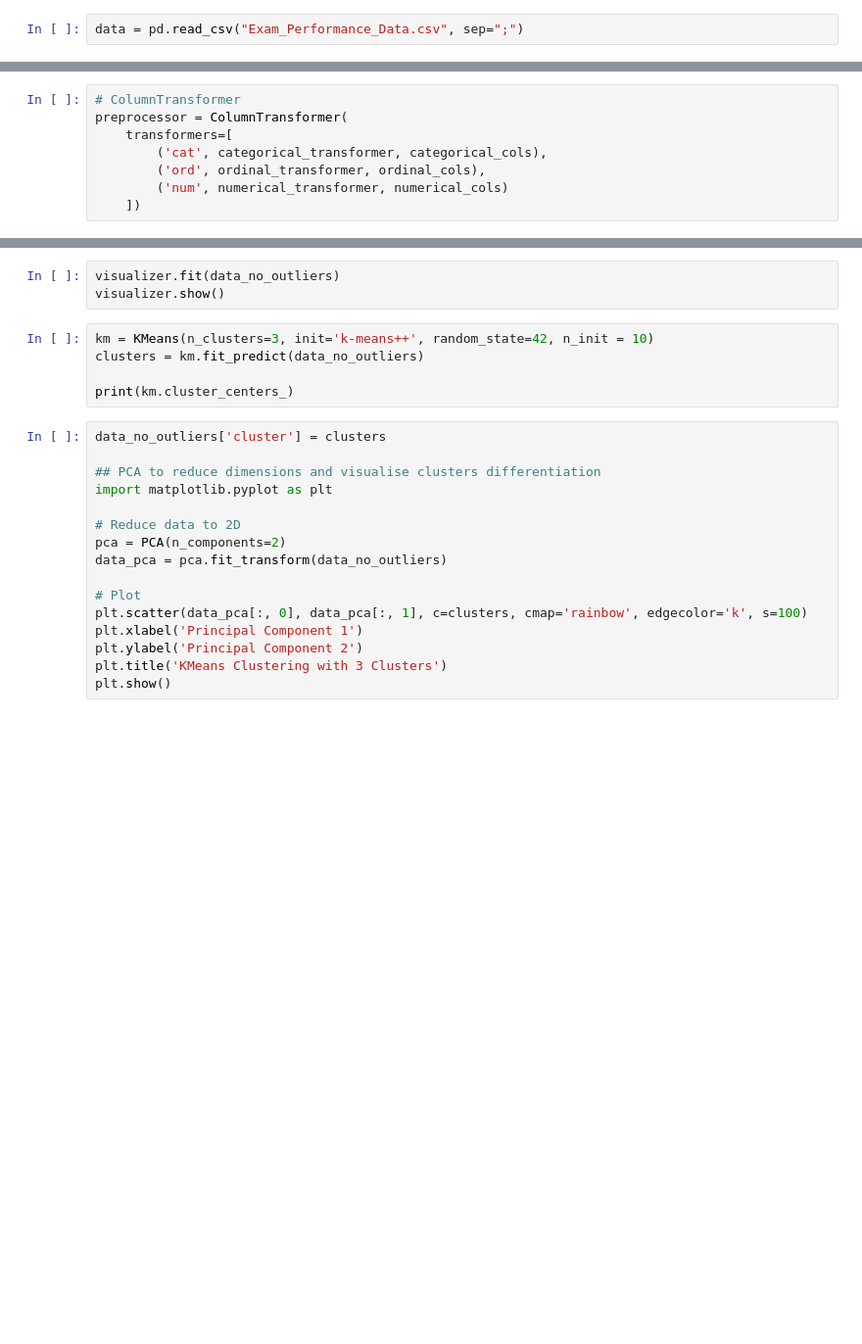
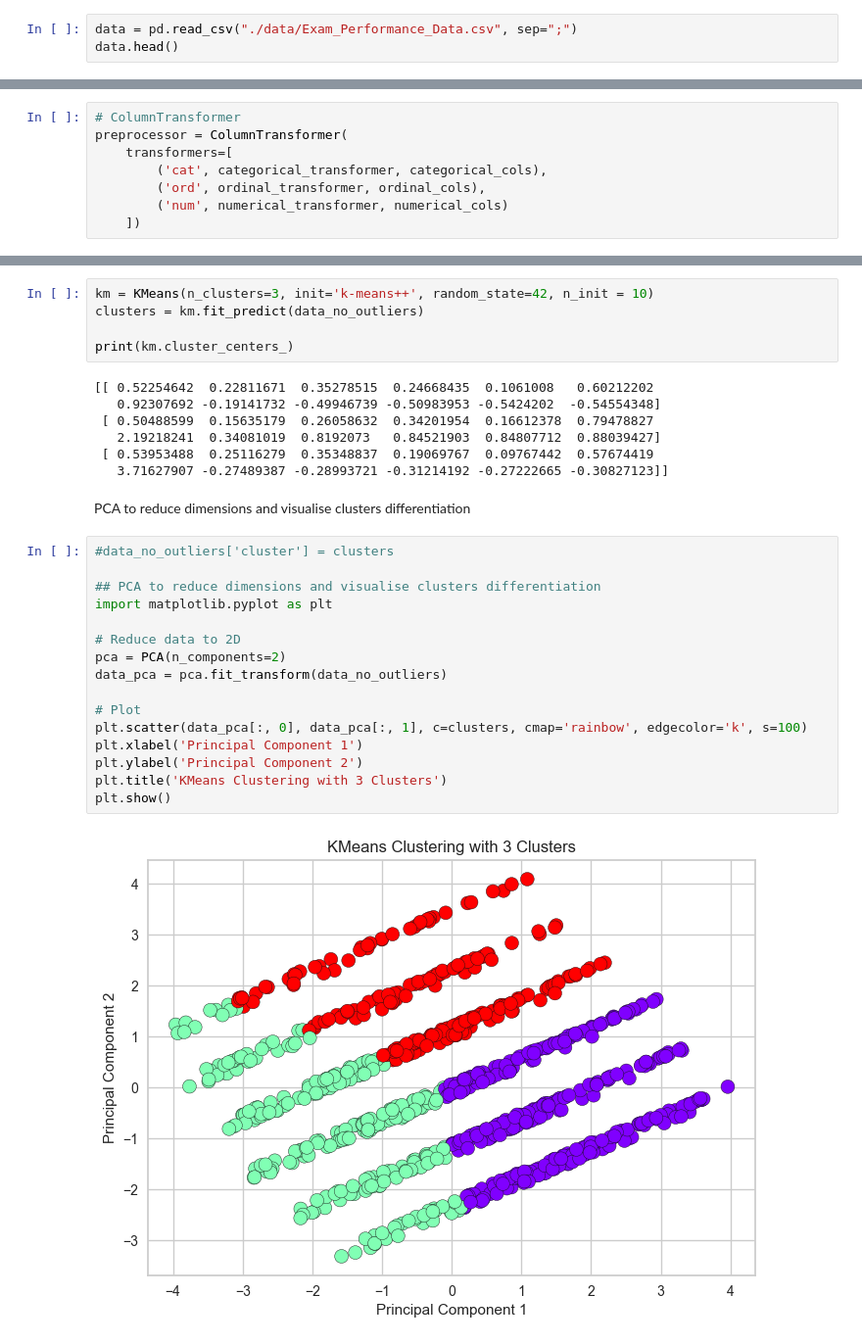
Before and after one commit to moshchev/data_analytics_ws23, a Jupyter notebook: Notebook_Student_Exam_Performance.ipynb, the cells around one changed output, grey strips where cells are left out. Shown at 98% size. Saved outputs shown, nothing was run; the diff lists cells and outputs as text; blank space fills up the shorter version.

```diff
--- a/Notebook_Student_Exam_Performance.ipynb
+++ b/Notebook_Student_Exam_Performance.ipynb
@@ -23,4 +12,5 @@ from sklearn.decomposition import PCA
 from pyod.models.ecod import ECOD
 from yellowbrick.cluster import KElbowVisualizer
 # %%
-data = pd.read_csv("Exam_Performance_Data.csv", sep=";")
+data = pd.read_csv("./data/Exam_Performance_Data.csv", sep=";")
+data.head()
@@ -106,26 +139,34 @@ visualizer = KElbowVisualizer(km, k=(1, 10))
-# %%
-visualizer.fit(data_no_outliers)
-visualizer.show()
 # %%
 km = KMeans(n_clusters=3, init='k-means++', random_state=42, n_init = 10)
 clusters = km.fit_predict(data_no_outliers)
 
 print(km.cluster_centers_)
+# %% [output]
+[[ 0.52254642  0.22811671  0.35278515  0.24668435  0.1061008   0.60212202
+   0.92307692 -0.19141732 -0.49946739 -0.50983953 -0.5424202  -0.54554348]
+ [ 0.50488599  0.15635179  0.26058632  0.34201954  0.16612378  0.79478827
+   2.19218241  0.34081019  0.8192073   0.84521903  0.84807712  0.88039427]
+ [ 0.53953488  0.25116279  0.35348837  0.19069767  0.09767442  0.57674419
+   3.71627907 -0.27489387 -0.28993721 -0.31214192 -0.27222665 -0.30827123]]
+# %% [markdown]
+PCA to reduce dimensions and visualise clusters differentiation
 # %%
-data_no_outliers['cluster'] = clusters
+#data_no_outliers['cluster'] = clusters
 
 ## PCA to reduce dimensions and visualise clusters differentiation
 import matplotlib.pyplot as plt
 
 # Reduce data to 2D
 pca = PCA(n_components=2)
 data_pca = pca.fit_transform(data_no_outliers)
 
 # Plot
 plt.scatter(data_pca[:, 0], data_pca[:, 1], c=clusters, cmap='rainbow', edgecolor='k', s=100)
 plt.xlabel('Principal Component 1')
 plt.ylabel('Principal Component 2')
 plt.title('KMeans Clustering with 3 Clusters')
 plt.show()
+# %% [output]
+[figure, added]
 # %%
 ## PCA to reduce dimensions and visualise clusters differentiation
```
Also changed, not shown: parts of 10 cells of this notebook.
